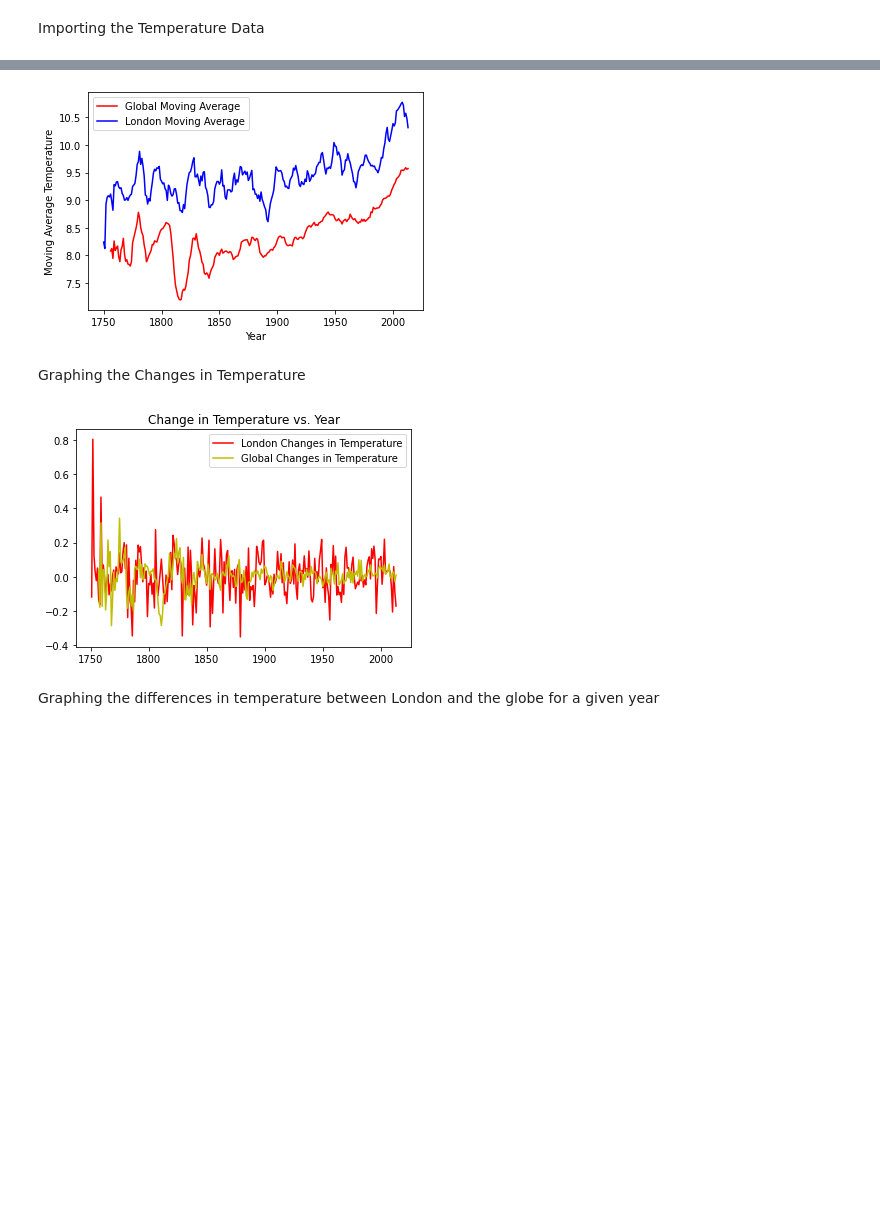
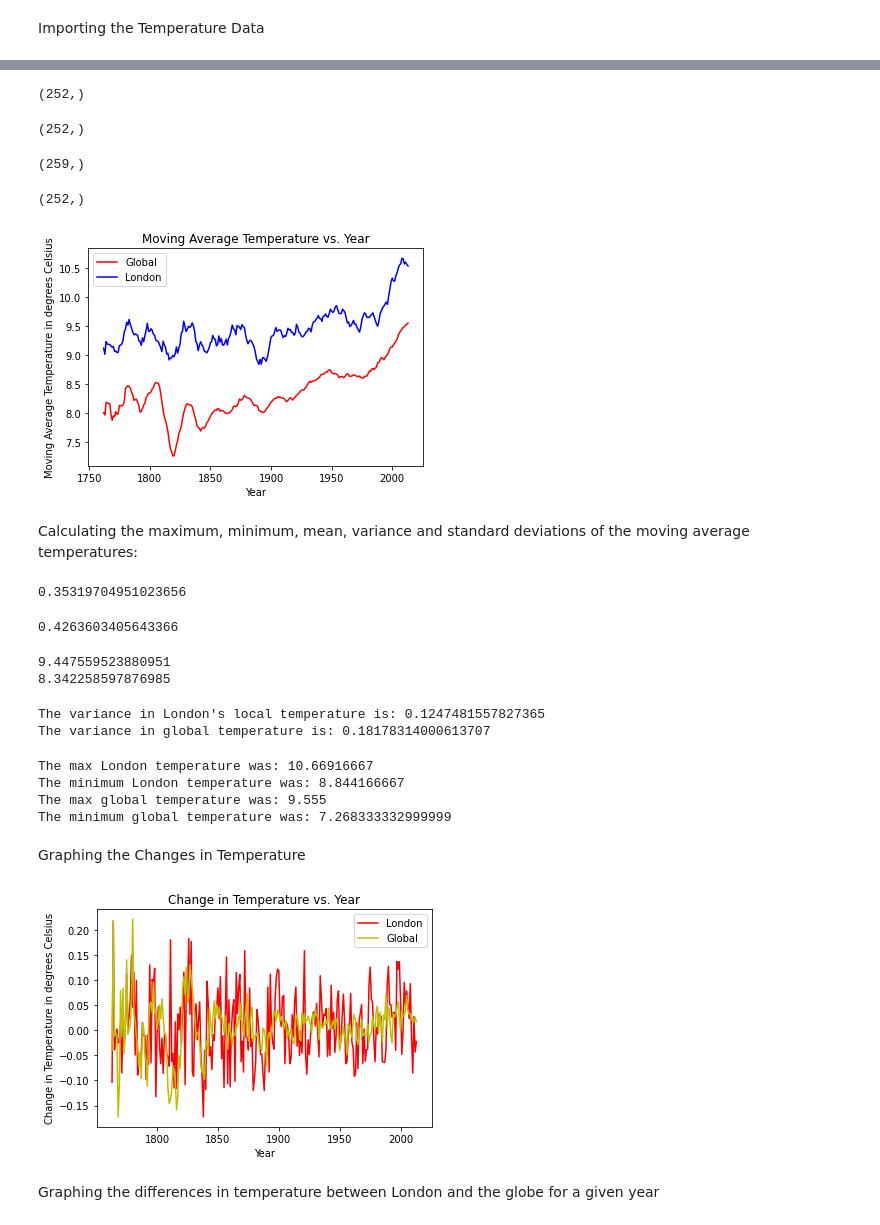
Before and after one commit to JHayhow/Introductory-Project, a Jupyter notebook: Project_1_Udacity.ipynb, the cells around one changed output, grey strips where cells are left out. Saved outputs shown, nothing was run; the diff lists cells and outputs as text; code cells hidden in the pictures; blank space fills up the shorter version.

```diff
--- a/Project_1_Udacity.ipynb
+++ b/Project_1_Udacity.ipynb
@@ -42,6 +42,6 @@ moving_av_london = London_Temperatures['7-year moving average']
 year = London_Temperatures['year']
 # %%
-moving_av_london = moving_av_london.iloc[7:]
+moving_av_london = moving_av_london.iloc[12:]
 # %%
 moving_av_london.head()
 # %% [output]
@@ -55,7 +55,7 @@ Name: 7-year moving average, dtype: float64
 global_data = pd.read_csv('global_data.csv')
 #Cutting off last two rows of Global Data so that the years match
 global_data=global_data[:-2]
-moving_av_global = global_data['7-year moving average']
+moving_av_global = global_data['12-year moving average']
 years = global_data['year']
 # %%
 global_data.head()
@@ -86,0 +96,2 @@ Name: 7-year moving average, dtype: float64
+# %%
+moving_av_global = moving_av_global.iloc[12:]
@@ -87,14 +107,69 @@ Name: 7-year moving average, dtype: float64
+# %%
+years = years.iloc[12:]
+# %%
+moving_av_global.shape
+# %% [output]
+(252,)
+# %%
+years.shape
+# %% [output]
+(252,)
+# %%
+moving_av_london.shape
+# %% [output]
+(259,)
+# %%
+# As the london moving averages begin 7 years before the global moving averages
+# we need to cut the first seven rows
+moving_av_london = moving_av_london.iloc[7:]
+moving_av_london.shape
+# %% [output]
+(252,)
 # %%
-plt.plot(years,moving_av_global,color='r',label='Global Moving Average')
-plt.plot(years,moving_av_london,color='b',label='London Moving Average')
-
-plt.ylabel('Moving Average Temperature')
+plt.plot(years,moving_av_global,color='r',label='Global')
+plt.plot(years,moving_av_london,color='b',label='London')
+plt.title('Moving Average Temperature vs. Year')
+plt.ylabel('Moving Average Temperature in degrees Celsius')
 plt.xlabel('Year')
 
 plt.legend()
 plt.show()
 # %% [output]
-[figure, old version]
+[figure, new version]
+# %% [markdown]
+Calculating the maximum, minimum, mean, variance and standard deviations of the moving average temperatures:
+# %%
+london_std = np.std(moving_av_london)
+print(london_std)
+# %% [output]
+0.35319704951023656
+# %%
+global_std = np.std(moving_av_global)
+print(global_std)
+# %% [output]
+0.4263603405643366
+# %%
+print(np.mean(moving_av_london))
+print(np.mean(moving_av_global))
+# %% [output]
+9.447559523880951
+8.342258597876985
+# %%
+print("The variance in London's local temperature is:", london_std**2)
+print("The variance in global temperature is:", global_std**2)
+# %% [output]
+The variance in London's local temperature is: 0.1247481557827365
+The variance in global temperature is: 0.18178314000613707
+# %%
+print("The max London temperature was:", max(moving_av_london))
+print("The minimum London temperature was:", min(moving_av_london))
+print("The max global temperature was:", max(moving_av_global))
+print("The minimum global temperature was:", min(moving_av_global))
+# %% [output]
+The max London temperature was: 10.66916667
+The minimum London temperature was: 8.844166667
+The max global temperature was: 9.555
+The minimum global temperature was: 7.268333332999999
 # %% [markdown]
 Graphing the Changes in Temperature
 # %%
@@ -104,13 +179,15 @@ global_temp_change = np.diff(moving_av_global)
 #Getting rid of the first recorded year because no change can be observed
 years = years[1:]
 # %%
-plt.plot(years,london_temp_change,label='London Changes in Temperature',color='r')
-plt.plot(years,global_temp_change,label='Global Changes in Temperature',color='y')
+plt.plot(years,london_temp_change,label='London',color='r')
+plt.plot(years,global_temp_change,label='Global',color='y')
 plt.title('Change in Temperature vs. Year')
+plt.ylabel('Change in Temperature in degrees Celsius')
+plt.xlabel('Year')
 plt.legend()
 plt.show()
 # %% [output]
-[figure, old version]
+[figure, new version]
 # %% [markdown]
 Graphing the differences in temperature between London and the globe for a given year
 # %%
```
Also changed, not shown: parts of 26 cells of this notebook.
